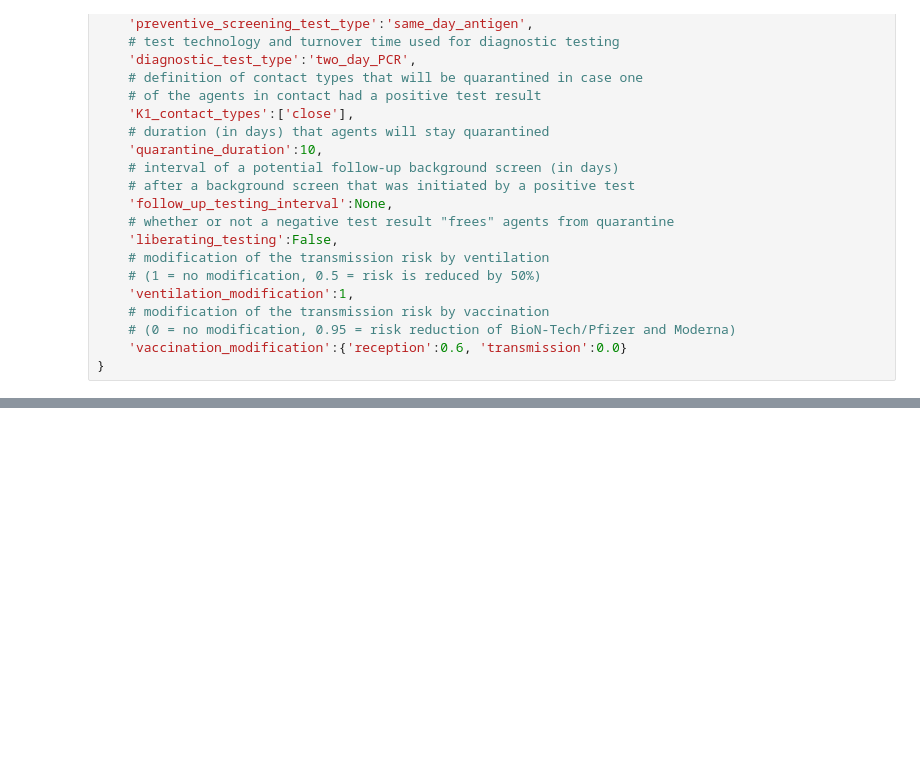
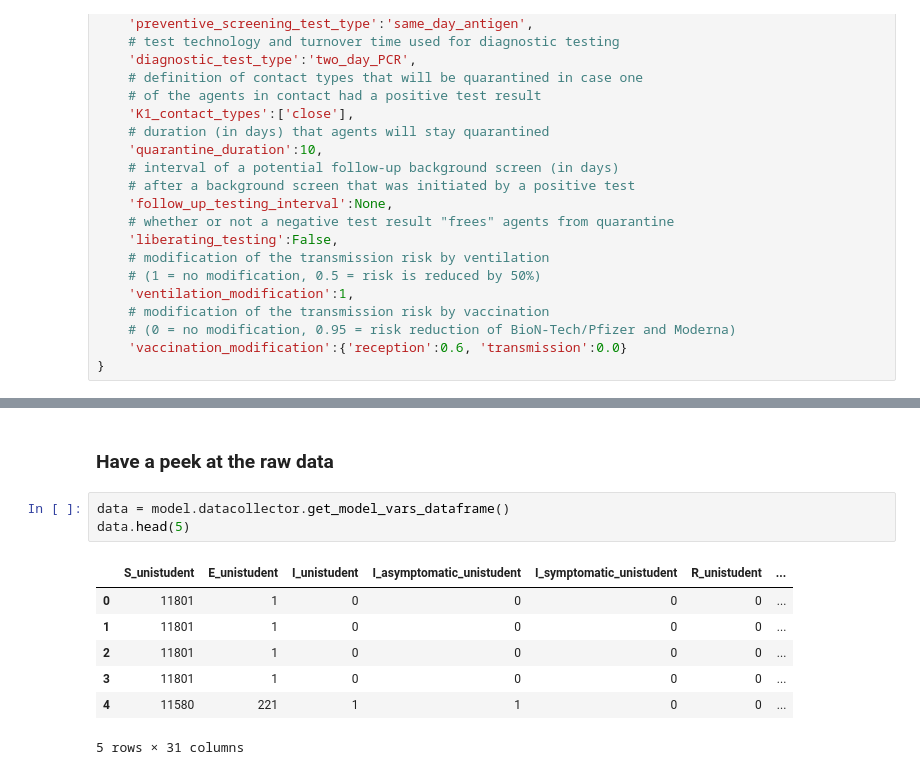
Before and after one commit to JanaLasser/agent_based_COVID_SEIRX, a Jupyter notebook: src/scseirx/example_uni.ipynb, the cells around one changed output, grey strips where cells are left out. Saved outputs shown, nothing was run; the diff lists cells and outputs as text; blank space fills up the shorter version.

```diff
--- a/src/scseirx/example_uni.ipynb
+++ b/src/scseirx/example_uni.ipynb
@@ -131,0 +142,13 @@ viz.draw_infection_timeline(model, 'lecturer', ax)
+# %% [markdown]
+### Have a peek at the raw data
+# %%
+data = model.datacollector.get_model_vars_dataframe()
+data.head(5)
+# %% [output]
+|  | S_unistudent | E_unistudent | I_unistudent | I_asymptomatic_unistudent | I_symptomatic_unistudent | R_unistudent | ... |
+| 0 | 11801 | 1 | 0 | 0 | 0 | 0 | ... |
+| 1 | 11801 | 1 | 0 | 0 | 0 | 0 | ... |
+| 2 | 11801 | 1 | 0 | 0 | 0 | 0 | ... |
+| 3 | 11801 | 1 | 0 | 0 | 0 | 0 | ... |
+| 4 | 11580 | 221 | 1 | 1 | 0 | 0 | ... |
+5 rows × 31 columns
```
Also changed, not shown: parts of 4 cells of this notebook.
